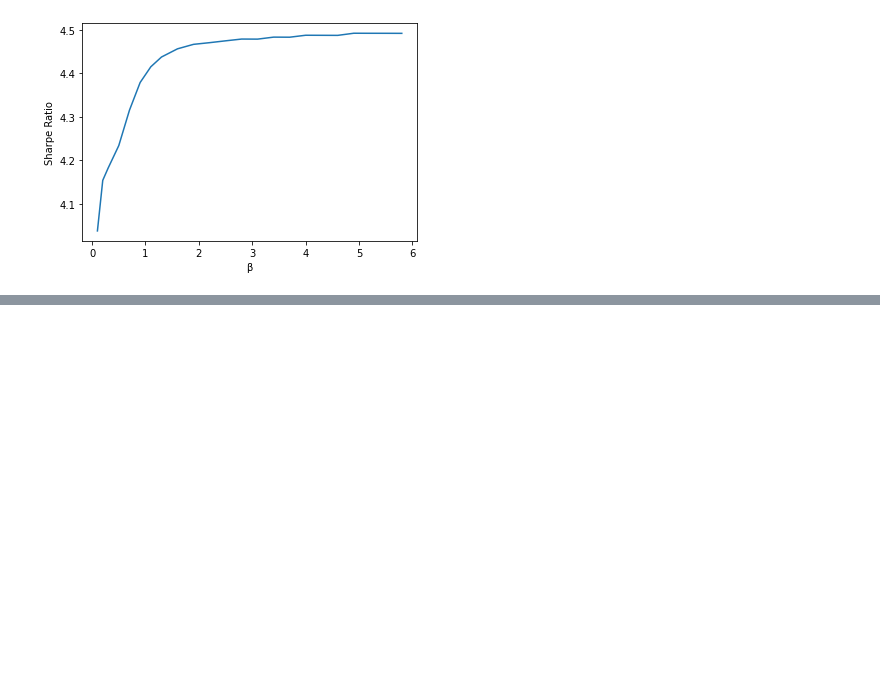
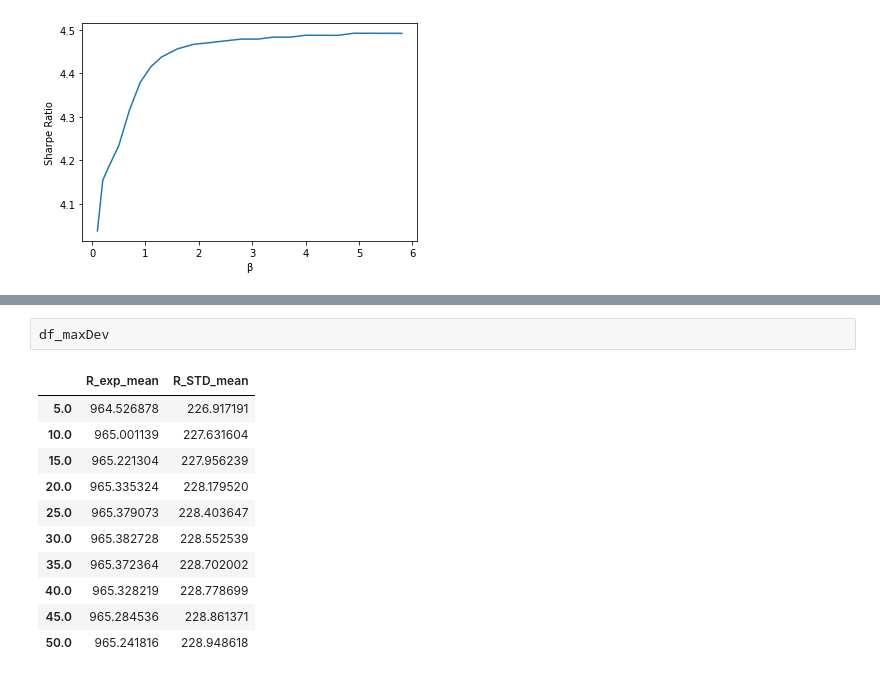
Before and after one commit to lsund234/ATIES3_group_project, a Jupyter notebook: 2016-10-13/Wind_plots_vAE.ipynb, the cells around one changed output, grey strips where cells are left out. Drawn from its saved outputs; the diff is of its cells as text; blank space fills up the shorter version.

```diff
--- a/2016-10-13/Wind_plots_vAE.ipynb
+++ b/2016-10-13/Wind_plots_vAE.ipynb
@@ -86,0 +113,14 @@ plt.plot()
+# %%
+df_maxDev
+# %% [output]
+|  | R_exp_mean | R_STD_mean |
+| 5.0 | 964.526878 | 226.917191 |
+| 10.0 | 965.001139 | 227.631604 |
+| 15.0 | 965.221304 | 227.956239 |
+| 20.0 | 965.335324 | 228.179520 |
+| 25.0 | 965.379073 | 228.403647 |
+| 30.0 | 965.382728 | 228.552539 |
+| 35.0 | 965.372364 | 228.702002 |
+| 40.0 | 965.328219 | 228.778699 |
+| 45.0 | 965.284536 | 228.861371 |
+| 50.0 | 965.241816 | 228.948618 |
```
Also changed, not shown: parts of 6 cells of this notebook, 12 other files.
